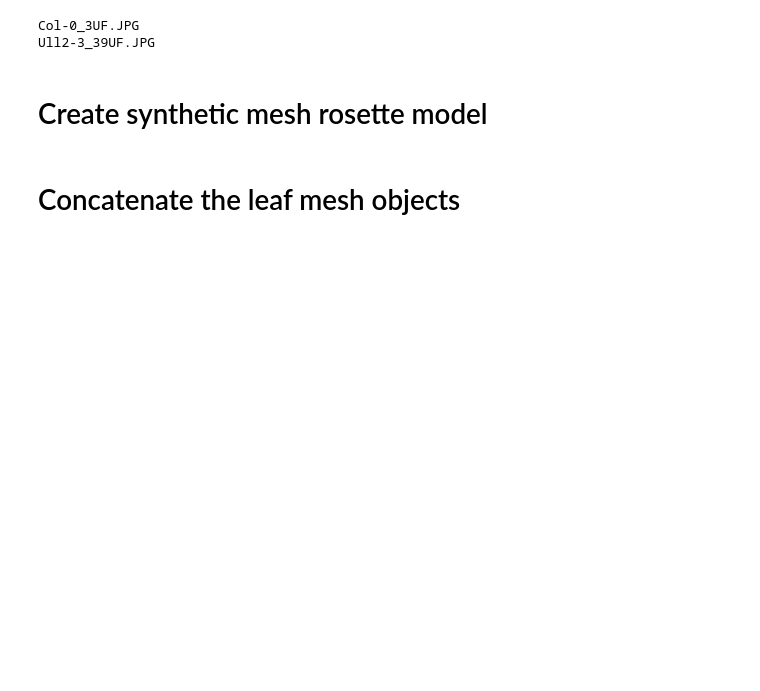
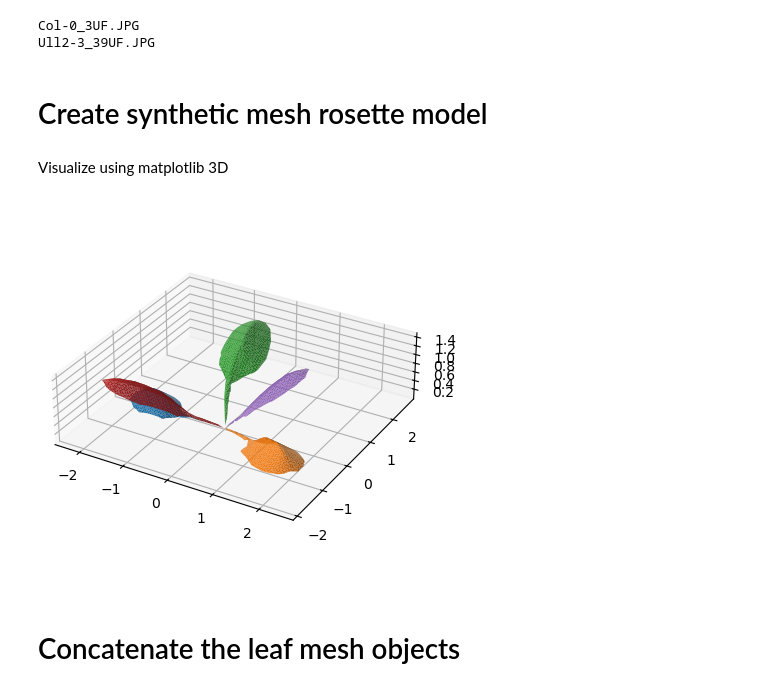
Before and after one commit to DanChitwood/arabidopsis_triangulation_test, a Jupyter notebook: Arabidopsis_delauney.ipynb, the cells around one changed output. Drawn from its saved outputs; the diff is of its cells as text; code cells hidden in the pictures; blank space fills up the shorter version.

```diff
--- a/Arabidopsis_delauney.ipynb
+++ b/Arabidopsis_delauney.ipynb
@@ -389,6 +389,17 @@ for i in range(5): # for each leaf in the series
     #####################################
     pts_3D.append(rot_3d)
     tris_3D.append(tris)
+# %% [markdown]
+Visualize using matplotlib 3D
+# %%
+fig = plt.figure()
+ax = fig.add_subplot(111, projection='3d')
+
+for i in range(len(pts_3D)):
+    ax.plot_trisurf(pts_3D[i][:, 0], pts_3D[i][:, 1], pts_3D[i][:, 2], triangles=tris_3D[i])
+    plt.gca().set_aspect("equal")
+# %% [output]
+[figure, added]
 # %% [markdown]
 # Concatenate the leaf mesh objects
 # %%
```
Also changed, not shown: parts of 13 cells of this notebook.
